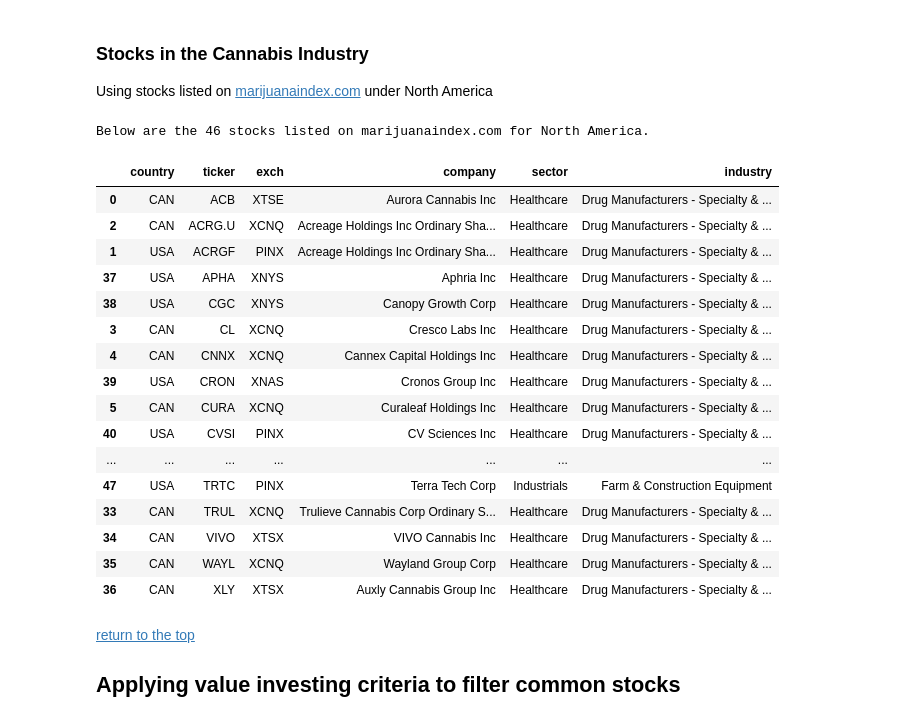
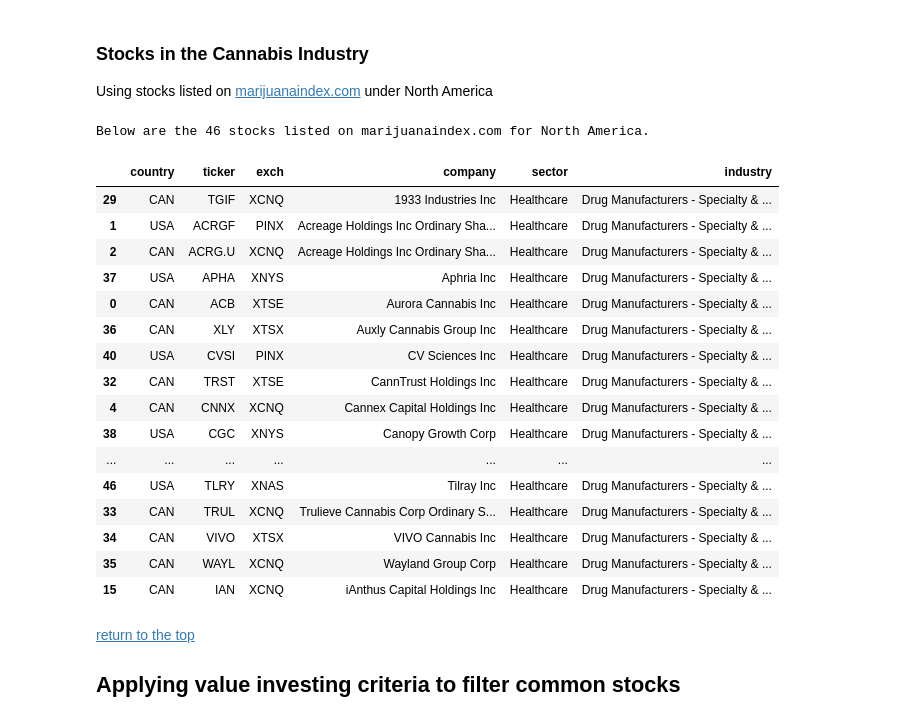
Before and after one commit to caiobran/mstables, a Jupyter notebook: data_overview.ipynb, the cells around one changed output. Saved outputs shown, nothing was run; the diff lists cells and outputs as text; code cells hidden in the pictures.

```diff
--- a/data_overview.ipynb
+++ b/data_overview.ipynb
@@ -103,14 +103,13 @@ df_master0['updated_date'] = pd.to_datetime(df_master0['updated_date'])
 
 # Create df_master and apply filters
 df_master = df_master0.copy()
-df_master[['lastprice', 'day_hi', 'day_lo', '_52wk_hi', '_52wk_lo']] = (
-    df_master[['lastprice', 'day_hi', 'day_lo', '_52wk_hi', '_52wk_lo']]
-    .fillna(value=0.0)
-)
-df_master = (df_master
-             .where((df_master['openprice'] > 0.0) &
-                    (df_master['lastprice'] > 0.0)
-                   ).dropna(axis=0, how='all'))
+
+df_master[['lastprice', 'day_hi', 'day_lo', '_52wk_hi', '_52wk_lo', 'yield', 'aprvol', 'avevol']] = (
+    df_master[['lastprice', 'day_hi', 'day_lo', '_52wk_hi', '_52wk_lo', 'yield', 'aprvol', 'avevol']]
+    .fillna(value=0.0))
+
+df_master = (df_master.where((df_master['openprice'] > 0.0) & (df_master['lastprice'] > 0.0))
+             .dropna(axis=0, how='all'))
 # %%
 df_master.head()
 # %% [output]
@@ -1089,38 +1156,36 @@ with open('input/pot_stocks.json') as file:
 
 pot_stocks = (pd.DataFrame(pot_symbols, columns=['ticker', 'country_c3'])
                .merge(df_master, how='left', on=['ticker', 'country_c3']).drop('country', axis=1)
-               .rename(columns={'country_c3':'country', 'exchange_sym':'exch'})
-             )
-pot_stocks = (pot_stocks
-               .where(((pot_stocks['country'] == 'USA') | (pot_stocks['country'] == 'CAN')) &
-                      (pot_stocks['sector'] != '—')
-                     )
-               .dropna(axis=0, how='all')
-               .sort_values(by='ticker')
-               [['country', 'ticker', 'exch', 'company', 'sector', 'industry']])
+               .rename(columns={'country_c3':'country', 'exchange_sym':'exch'}))
+
+pot_stocks = (pot_stocks.where(((pot_stocks['country'] == 'USA') |
+                                (pot_stocks['country'] == 'CAN')) &
+                               (pot_stocks['sector'] != '—'))
+              .dropna(axis=0, how='all').sort_values(by='company'))
 # %%
 msg = 'Below are the {} stocks listed on marijuanaindex.com for North America.'
 print(msg.format(len(pot_stocks['company'].unique())))
-pot_stocks
+
+pot_stocks[['country', 'ticker', 'exch', 'company', 'sector', 'industry']]
 # %% [output]
 Below are the 46 stocks listed on marijuanaindex.com for North America.
 |  | country | ticker | exch | company | sector | industry |
+| 29 | CAN | TGIF | XCNQ | 1933 Industries Inc | Healthcare | Drug Manufacturers - Specialty & ... |
+| 1 | USA | ACRGF | PINX | Acreage Holdings Inc Ordinary Sha... | Healthcare | Drug Manufacturers - Specialty & ... |
+| 2 | CAN | ACRG.U | XCNQ | Acreage Holdings Inc Ordinary Sha... | Healthcare | Drug Manufacturers - Specialty & ... |
+| 37 | USA | APHA | XNYS | Aphria Inc | Healthcare | Drug Manufacturers - Specialty & ... |
 | 0 | CAN | ACB | XTSE | Aurora Cannabis Inc | Healthcare | Drug Manufacturers - Specialty & ... |
-| 2 | CAN | ACRG.U | XCNQ | Acreage Holdings Inc Ordinary Sha... | Healthcare | Drug Manufacturers - Specialty & ... |
-| 1 | USA | ACRGF | PINX | Acreage Holdings Inc Ordinary Sha... | Healthcare | Drug Manufacturers - Specialty & ... |
-| 37 | USA | APHA | XNYS | Aphria Inc | Healthcare | Drug Manufacturers - Specialty & ... |
+| 36 | CAN | XLY | XTSX | Auxly Cannabis Group Inc | Healthcare | Drug Manufacturers - Specialty & ... |
+| 40 | USA | CVSI | PINX | CV Sciences Inc | Healthcare | Drug Manufacturers - Specialty & ... |
+| 32 | CAN | TRST | XTSE | CannTrust Holdings Inc | Healthcare | Drug Manufacturers - Specialty & ... |
+| 4 | CAN | CNNX | XCNQ | Cannex Capital Holdings Inc | Healthcare | Drug Manufacturers - Specialty & ... |
 | 38 | USA | CGC | XNYS | Canopy Growth Corp | Healthcare | Drug Manufacturers - Specialty & ... |
-| 3 | CAN | CL | XCNQ | Cresco Labs Inc | Healthcare | Drug Manufacturers - Specialty & ... |
-| 4 | CAN | CNNX | XCNQ | Cannex Capital Holdings Inc | Healthcare | Drug Manufacturers - Specialty & ... |
-| 39 | USA | CRON | XNAS | Cronos Group Inc | Healthcare | Drug Manufacturers - Specialty & ... |
-| 5 | CAN | CURA | XCNQ | Curaleaf Holdings Inc | Healthcare | Drug Manufacturers - Specialty & ... |
-| 40 | USA | CVSI | PINX | CV Sciences Inc | Healthcare | Drug Manufacturers - Specialty & ... |
 | ... | ... | ... | ... | ... | ... | ... |
-| 47 | USA | TRTC | PINX | Terra Tech Corp | Industrials | Farm & Construction Equipment |
+| 46 | USA | TLRY | XNAS | Tilray Inc | Healthcare | Drug Manufacturers - Specialty & ... |
 | 33 | CAN | TRUL | XCNQ | Trulieve Cannabis Corp Ordinary S... | Healthcare | Drug Manufacturers - Specialty & ... |
 | 34 | CAN | VIVO | XTSX | VIVO Cannabis Inc | Healthcare | Drug Manufacturers - Specialty & ... |
 | 35 | CAN | WAYL | XCNQ | Wayland Group Corp | Healthcare | Drug Manufacturers - Specialty & ... |
-| 36 | CAN | XLY | XTSX | Auxly Cannabis Group Inc | Healthcare | Drug Manufacturers - Specialty & ... |
+| 15 | CAN | IAN | XCNQ | iAnthus Capital Holdings Inc | Healthcare | Drug Manufacturers - Specialty & ... |
 # %% [markdown]
 <a id="value"></a>
 [return to the top](#top)
```
Also changed, not shown: parts of 64 cells of this notebook, 3 other files.
